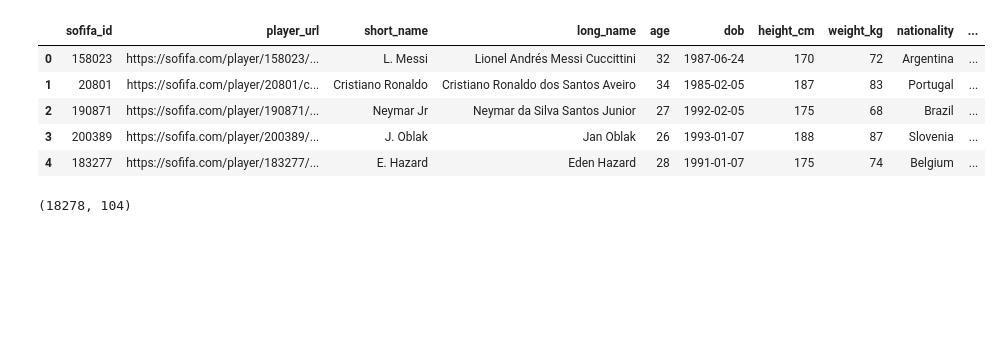
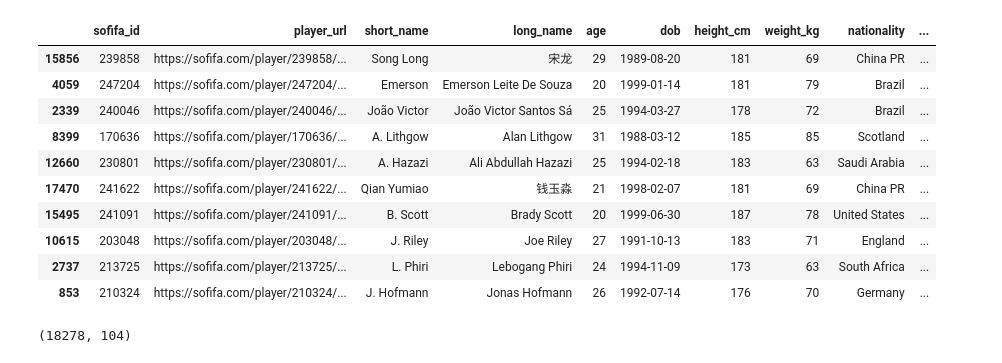
Before and after one commit to mdushetwar/Fifa-Players--EDA-Clustering, a Jupyter notebook: PRCP-1004-Fifa20.ipynb, the cells around one changed output. Cells and saved outputs as stored; diff of their text form; code cells hidden in the pictures; blank space fills up the shorter version.

```diff
--- a/PRCP-1004-Fifa20.ipynb
+++ b/PRCP-1004-Fifa20.ipynb
@@ -6,14 +10,19 @@ import matplotlib.pyplot as plt
 df= pd.read_csv('players_20.csv')
 # %%
 pd.set_option("display.max_columns", None)
-df.head()
+df.sample(10)
 # %% [output]
 |  | sofifa_id | player_url | short_name | long_name | age | dob | height_cm | weight_kg | nationality | ... |
-| 0 | 158023 | https://sofifa.com/player/158023/... | L. Messi | Lionel Andrés Messi Cuccittini | 32 | 1987-06-24 | 170 | 72 | Argentina | ... |
-| 1 | 20801 | https://sofifa.com/player/20801/c... | Cristiano Ronaldo | Cristiano Ronaldo dos Santos Aveiro | 34 | 1985-02-05 | 187 | 83 | Portugal | ... |
-| 2 | 190871 | https://sofifa.com/player/190871/... | Neymar Jr | Neymar da Silva Santos Junior | 27 | 1992-02-05 | 175 | 68 | Brazil | ... |
-| 3 | 200389 | https://sofifa.com/player/200389/... | J. Oblak | Jan Oblak | 26 | 1993-01-07 | 188 | 87 | Slovenia | ... |
-| 4 | 183277 | https://sofifa.com/player/183277/... | E. Hazard | Eden Hazard | 28 | 1991-01-07 | 175 | 74 | Belgium | ... |
+| 15856 | 239858 | https://sofifa.com/player/239858/... | Song Long | 宋龙 | 29 | 1989-08-20 | 181 | 69 | China PR | ... |
+| 4059 | 247204 | https://sofifa.com/player/247204/... | Emerson | Emerson Leite De Souza | 20 | 1999-01-14 | 181 | 79 | Brazil | ... |
+| 2339 | 240046 | https://sofifa.com/player/240046/... | João Victor | João Victor Santos Sá | 25 | 1994-03-27 | 178 | 72 | Brazil | ... |
+| 8399 | 170636 | https://sofifa.com/player/170636/... | A. Lithgow | Alan Lithgow | 31 | 1988-03-12 | 185 | 85 | Scotland | ... |
+| 12660 | 230801 | https://sofifa.com/player/230801/... | A. Hazazi | Ali Abdullah Hazazi | 25 | 1994-02-18 | 183 | 63 | Saudi Arabia | ... |
+| 17470 | 241622 | https://sofifa.com/player/241622/... | Qian Yumiao | 钱玉淼 | 21 | 1998-02-07 | 181 | 69 | China PR | ... |
+| 15495 | 241091 | https://sofifa.com/player/241091/... | B. Scott | Brady Scott | 20 | 1999-06-30 | 187 | 78 | United States | ... |
+| 10615 | 203048 | https://sofifa.com/player/203048/... | J. Riley | Joe Riley | 27 | 1991-10-13 | 183 | 71 | England | ... |
+| 2737 | 213725 | https://sofifa.com/player/213725/... | L. Phiri | Lebogang Phiri | 24 | 1994-11-09 | 173 | 63 | South Africa | ... |
+| 853 | 210324 | https://sofifa.com/player/210324/... | J. Hofmann | Jonas Hofmann | 26 | 1992-07-14 | 176 | 70 | Germany | ... |
 # %%
 df.shape
 # %% [output]
```
Also changed, not shown: parts of 32 cells of this notebook.
